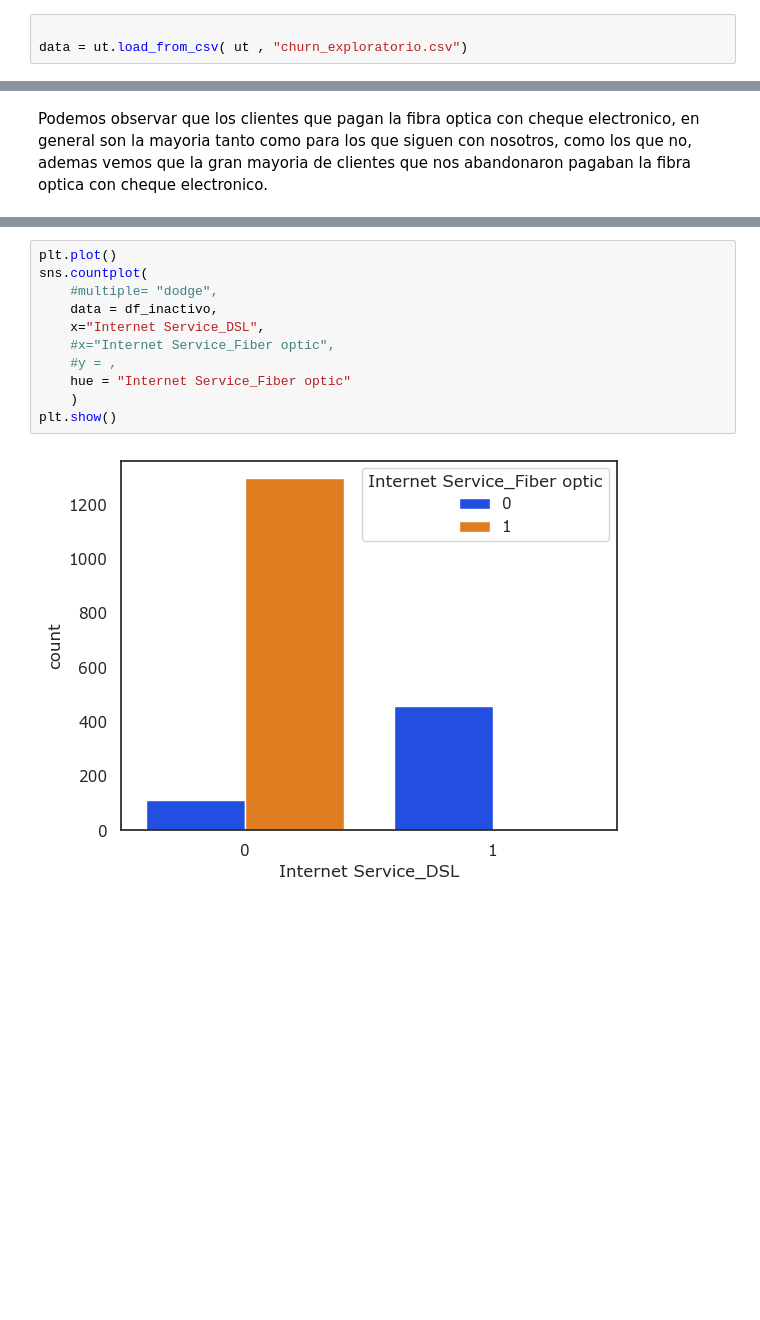
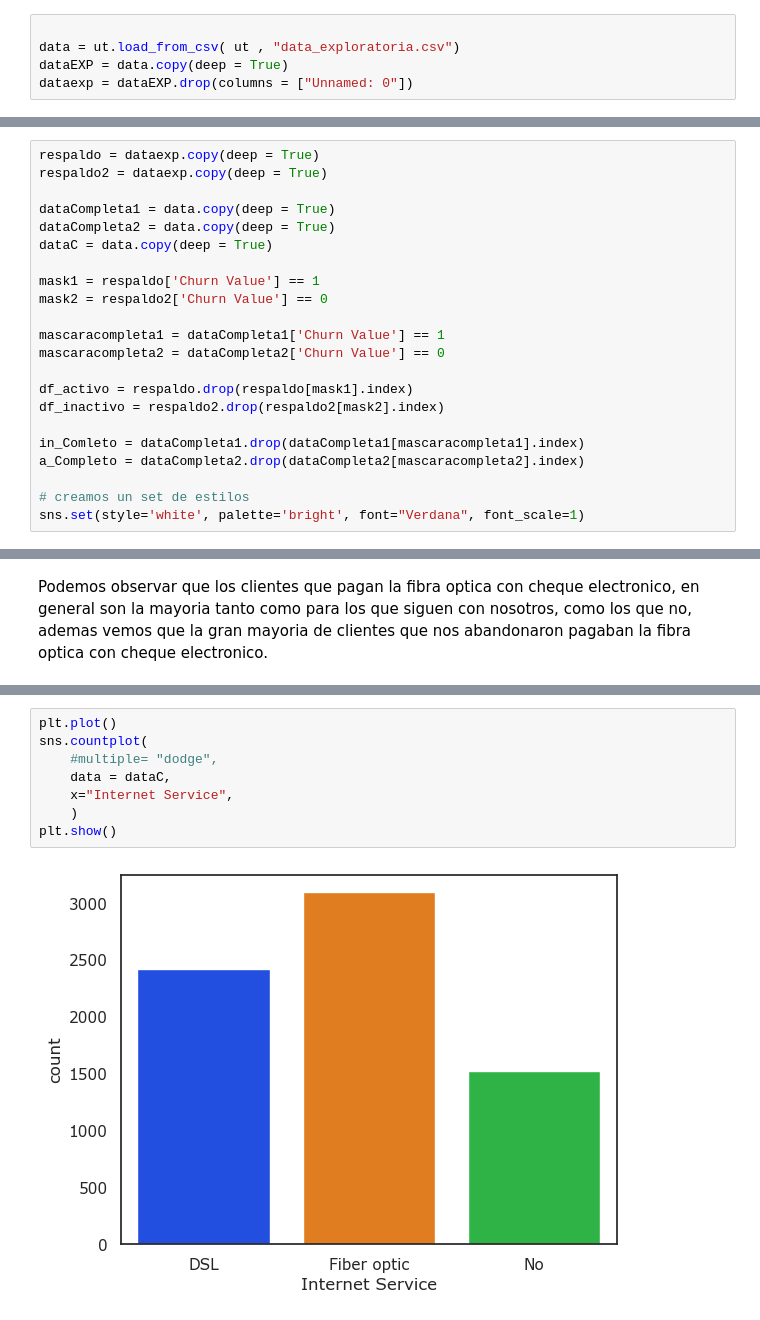
Before and after one commit to Brayam1998/dataScience_Churn, a Jupyter notebook: proyecto churn/Analisis_exploratorio/analisisL1.ipynb, the cells around one changed output, grey strips where cells are left out. Saved outputs shown, nothing was run; the diff lists cells and outputs as text; blank space fills up the shorter version.

Commit message:
problemas dataRevsion y exploracion arreglado

```diff
--- a/proyecto churn/Analisis_exploratorio/analisis_exploratorio.ipynb
+++ b/proyecto churn/Analisis_exploratorio/analisisL1.ipynb
@@ -11,4 +13,6 @@ from extenciones import Utils2 as ut
 Se hacen ajustes de Variables para dummies.
 # %%
 
-data = ut.load_from_csv( ut , "churn_exploratorio.csv")
+data = ut.load_from_csv( ut , "data_exploratoria.csv")
+dataEXP = data.copy(deep = True)
+dataexp = dataEXP.drop(columns = ["Unnamed: 0"])
@@ -320 +236,23 @@ sns.set(style='dark', palette='dark', font="Verdana", font_scale=1)
+# %%
+respaldo = dataexp.copy(deep = True)
+respaldo2 = dataexp.copy(deep = True)
+
+dataCompleta1 = data.copy(deep = True)
+dataCompleta2 = data.copy(deep = True)
+dataC = data.copy(deep = True)
+
+mask1 = respaldo['Churn Value'] == 1
+mask2 = respaldo2['Churn Value'] == 0
+
+mascaracompleta1 = dataCompleta1['Churn Value'] == 1
+mascaracompleta2 = dataCompleta2['Churn Value'] == 0
+
+df_activo = respaldo.drop(respaldo[mask1].index)
+df_inactivo = respaldo2.drop(respaldo2[mask2].index)
+
+in_Comleto = dataCompleta1.drop(dataCompleta1[mascaracompleta1].index)
+a_Completo = dataCompleta2.drop(dataCompleta2[mascaracompleta2].index)
+
+# creamos un set de estilos
+sns.set(style='white', palette='bright', font="Verdana", font_scale=1)
 # %% [markdown]
@@ -465,13 +345,10 @@ sns.countplot(
 # %%
 plt.plot()
 sns.countplot(
     #multiple= "dodge",
-    data = df_inactivo,
-    x="Internet Service_DSL",
-    #x="Internet Service_Fiber optic",
-    #y = ,
-    hue = "Internet Service_Fiber optic"
+    data = dataC,
+    x="Internet Service",
     )
 plt.show()
 # %% [output]
-[figure, old version]
+[figure, new version]
```
Also changed, not shown: parts of 36 cells of this notebook, 3 other files.
